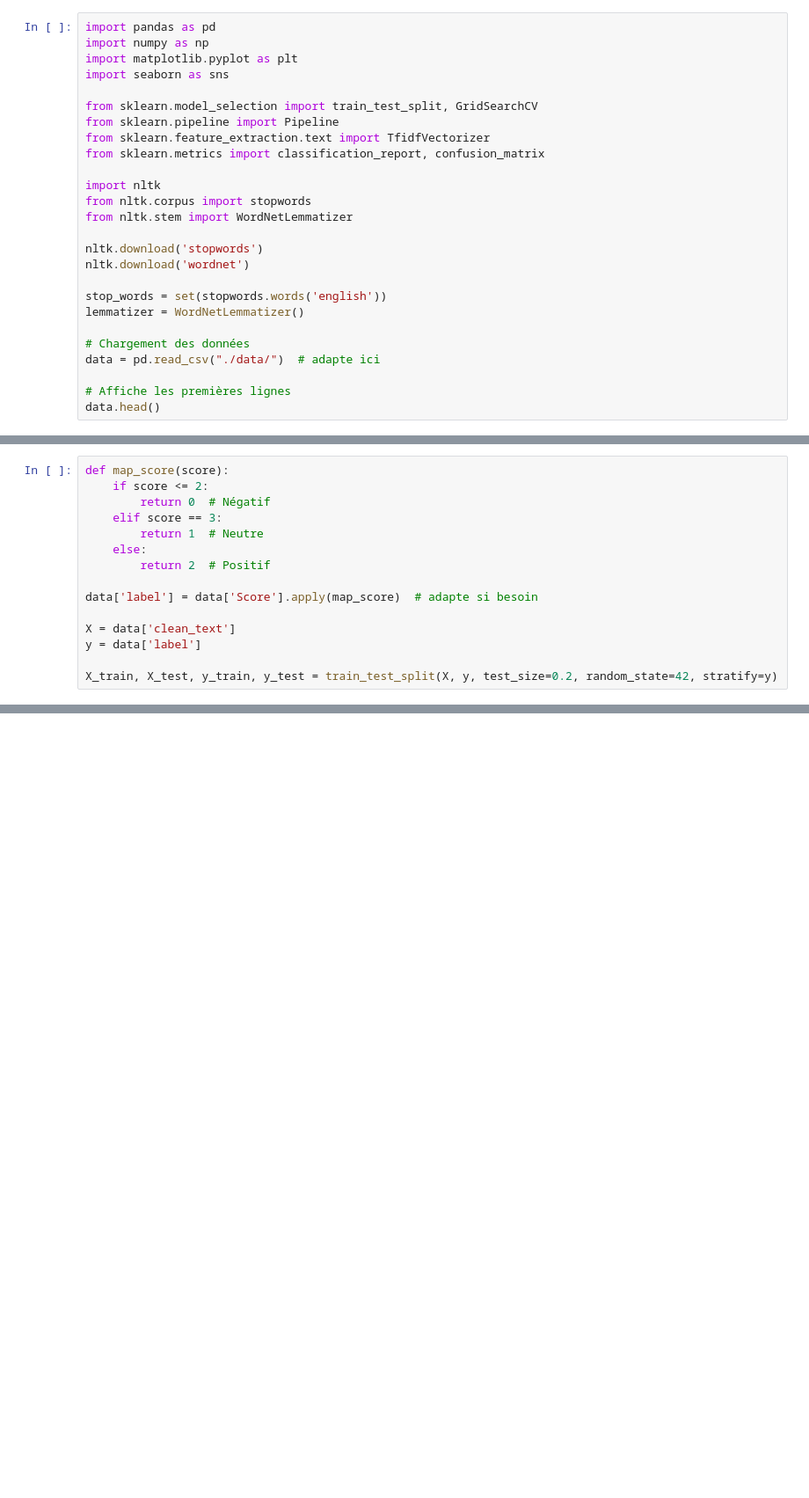
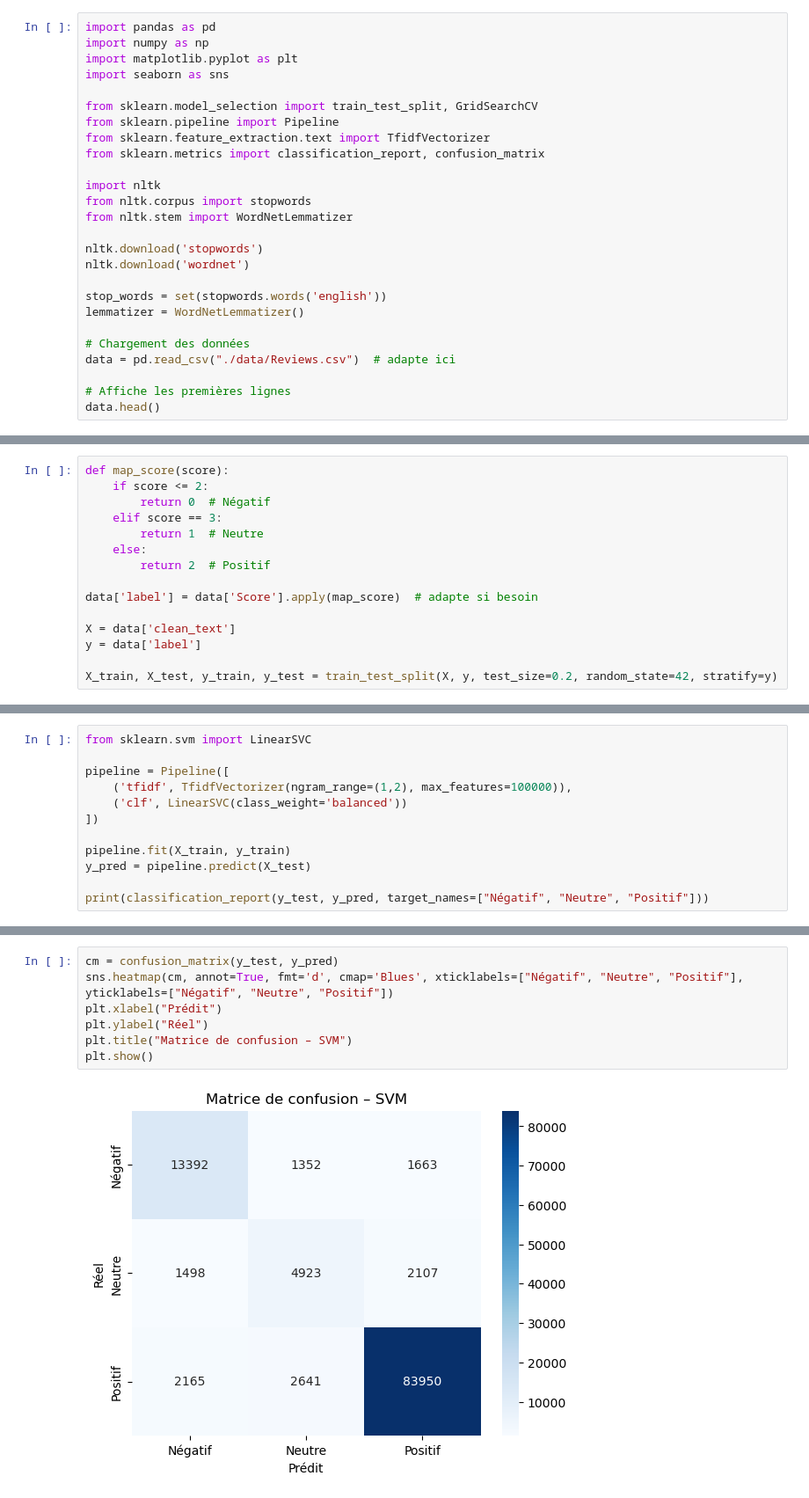
Before and after one commit to Diadji23/amazon-review-prediction-nlp, a Jupyter notebook: notebooks/02_advanced_pipeline.ipynb, the cells around one changed output, grey strips where cells are left out. Shown at 88% size. Saved outputs shown, nothing was run; the diff lists cells and outputs as text; blank space fills up the shorter version.

```diff
--- a/notebooks/02_advanced_pipeline.ipynb
+++ b/notebooks/02_advanced_pipeline.ipynb
@@ -20,7 +20,7 @@ stop_words = set(stopwords.words('english'))
 lemmatizer = WordNetLemmatizer()
 
 # Chargement des données
-data = pd.read_csv("./data/")  # adapte ici
+data = pd.read_csv("./data/Reviews.csv")  # adapte ici
 
 # Affiche les premières lignes
 data.head()
@@ -59,0 +68,12 @@ X_train, X_test, y_train, y_test = train_test_split(X, y, test_size=0.2, random_
+# %%
+from sklearn.svm import LinearSVC
+
+pipeline = Pipeline([
+    ('tfidf', TfidfVectorizer(ngram_range=(1,2), max_features=100000)),
+    ('clf', LinearSVC(class_weight='balanced'))
+])
+
+pipeline.fit(X_train, y_train)
+y_pred = pipeline.predict(X_test)
+
+print(classification_report(y_test, y_pred, target_names=["Négatif", "Neutre", "Positif"]))
@@ -59,0 +90,9 @@ X_train, X_test, y_train, y_test = train_test_split(X, y, test_size=0.2, random_
+# %%
+cm = confusion_matrix(y_test, y_pred)
+sns.heatmap(cm, annot=True, fmt='d', cmap='Blues', xticklabels=["Négatif", "Neutre", "Positif"], yticklabels=["Négatif", "Neutre", "Positif"])
+plt.xlabel("Prédit")
+plt.ylabel("Réel")
+plt.title("Matrice de confusion – SVM")
+plt.show()
+# %% [output]
+[figure, added]
```
Also changed, not shown: parts of 4 cells of this notebook.
